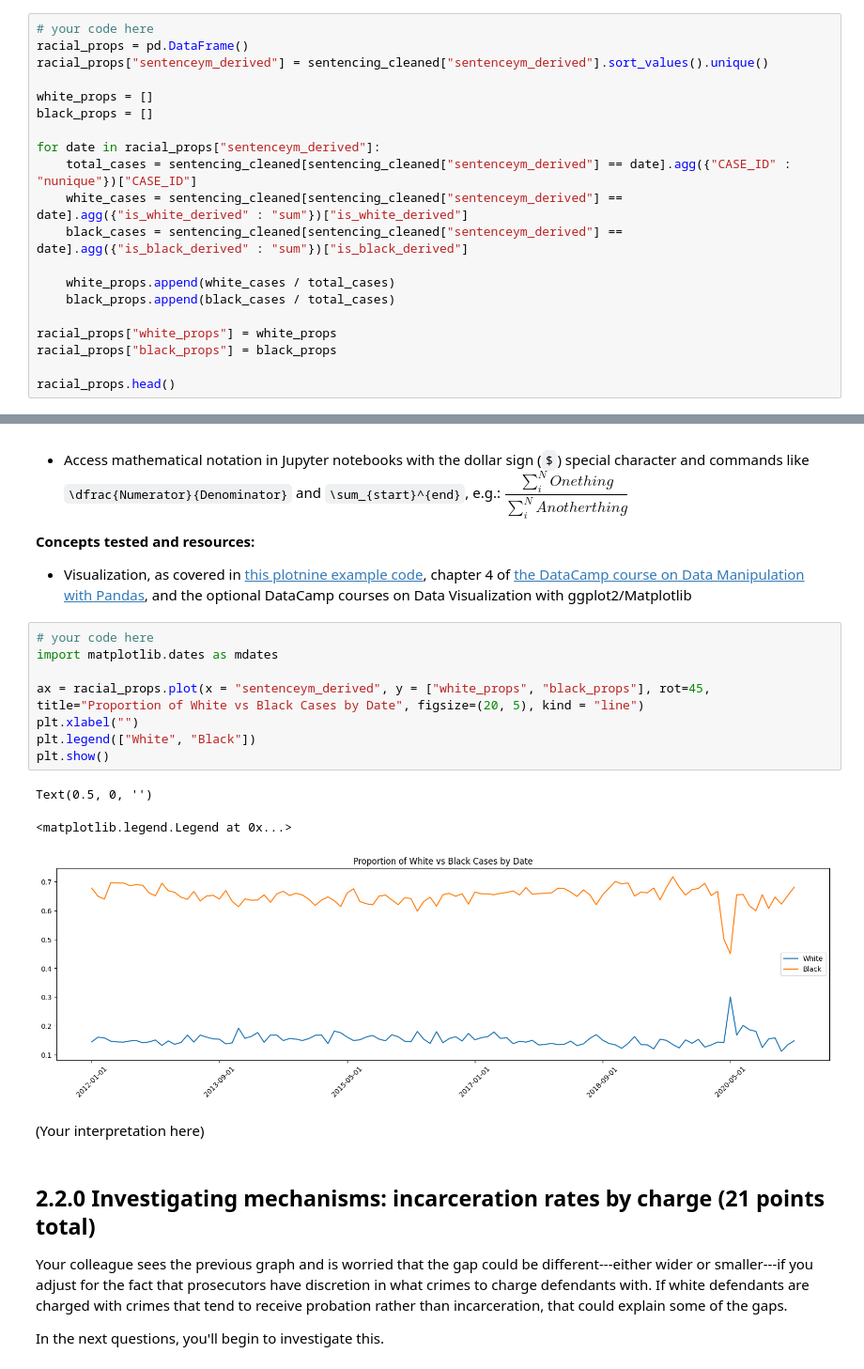
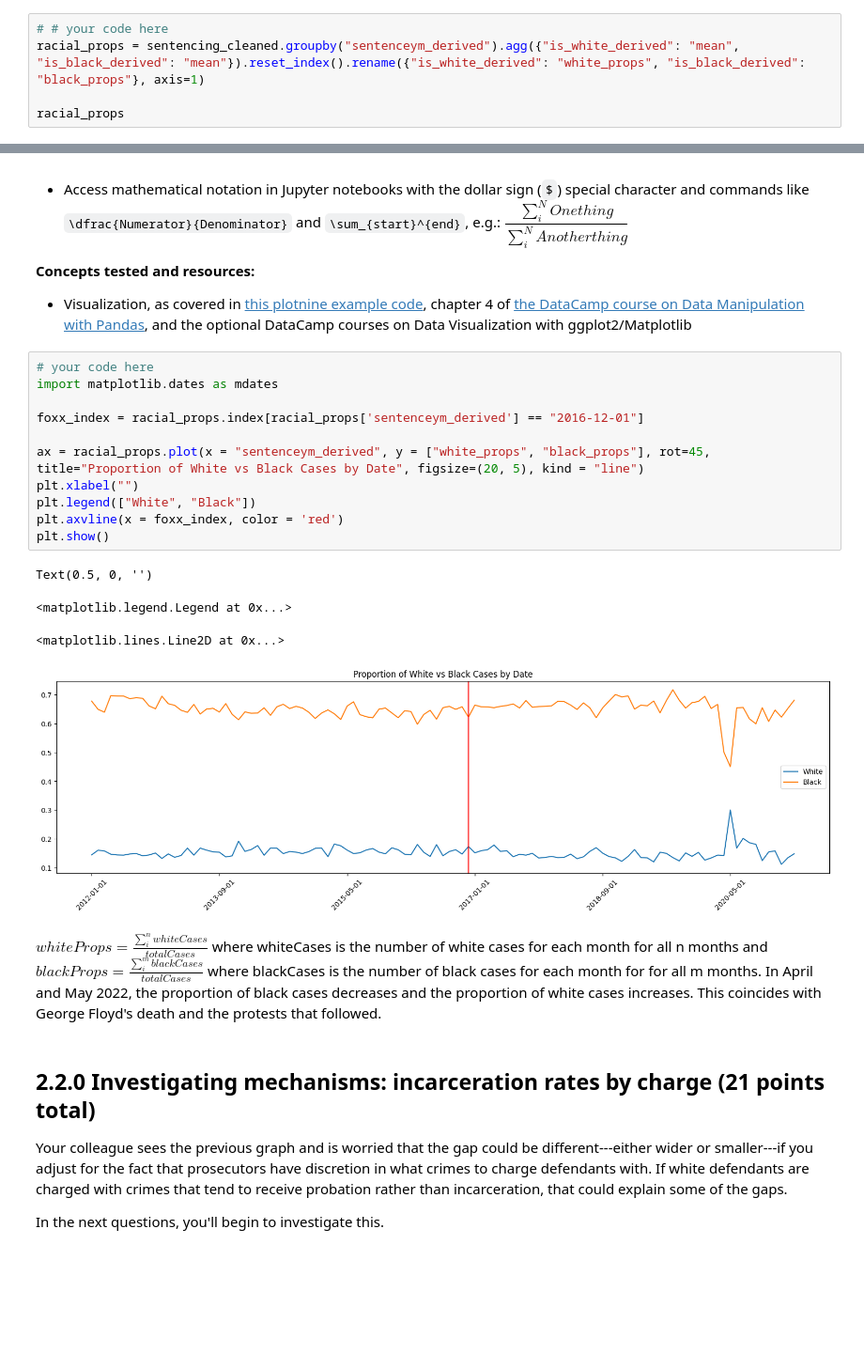
Before and after one commit to alexcraig043/qss-20, a Jupyter notebook: problemsets/pset2/pset2_f0055yb.ipynb, the cells around one changed output, grey strips where cells are left out. Shown at 94% size. Cells and saved outputs as stored; diff of their text form; blank space fills up the shorter version.

Commit message:
increased efficiency on some functions + added takeaway at end

```diff
--- a/problemsets/pset2/pset2_f0055yb.ipynb
+++ b/problemsets/pset2/pset2_f0055yb.ipynb
@@ -432,25 +478,10 @@ For this and other time-based questions in this pset, you can use either `senten
 
 - List comprehension (one option), as covered in [these lecture slides on lists & functions](https://github.com/jhaber-zz/QSS20_public/blob/main/slides/02_qss20_w23_pythonbasics.pdf)
 # %%
-# your code here
-racial_props = pd.DataFrame()
-racial_props["sentenceym_derived"] = sentencing_cleaned["sentenceym_derived"].sort_values().unique()
+# # your code here
+racial_props = sentencing_cleaned.groupby("sentenceym_derived").agg({"is_white_derived": "mean", "is_black_derived": "mean"}).reset_index().rename({"is_white_derived": "white_props", "is_black_derived": "black_props"}, axis=1)
 
-white_props = []
-black_props = []
-
-for date in racial_props["sentenceym_derived"]:
-    total_cases = sentencing_cleaned[sentencing_cleaned["sentenceym_derived"] == date].agg({"CASE_ID" : "nunique"})["CASE_ID"]
-    white_cases = sentencing_cleaned[sentencing_cleaned["sentenceym_derived"] == date].agg({"is_white_derived" : "sum"})["is_white_derived"]
-    black_cases = sentencing_cleaned[sentencing_cleaned["sentenceym_derived"] == date].agg({"is_black_derived" : "sum"})["is_black_derived"]
-
-    white_props.append(white_cases / total_cases)
-    black_props.append(black_cases / total_cases)
-
-racial_props["white_props"] = white_props
-racial_props["black_props"] = black_props
-
-racial_props.head()
+racial_props
 # %% [output]
 |  | sentenceym_derived | white_props | black_props |
 | 0 | 2012-01-01 | 0.144564 | 0.677419 |
@@ -477,17 +515,21 @@ $\dfrac{\sum_{i}^{N} One thing}{\sum_{i}^{N} Another thing}$
 # %%
 # your code here
 import matplotlib.dates as mdates
 
+foxx_index = racial_props.index[racial_props['sentenceym_derived'] == "2016-12-01"]
+
 ax = racial_props.plot(x = "sentenceym_derived", y = ["white_props", "black_props"], rot=45, title="Proportion of White vs Black Cases by Date", figsize=(20, 5), kind = "line")
 plt.xlabel("")
 plt.legend(["White", "Black"])
+plt.axvline(x = foxx_index, color = 'red')
 plt.show()
 # %% [output]
 Text(0.5, 0, '')
 <matplotlib.legend.Legend at 0x...>
+<matplotlib.lines.Line2D at 0x...>
-[figure, old version]
+[figure, new version]
 # %% [markdown]
-(Your interpretation here)
+$whiteProps = \frac{\sum_{i}^{n}whiteCases}{totalCases}$ where whiteCases is the number of white cases for each month for all n months and $blackProps = \frac{\sum_{i}^{m}blackCases}{totalCases}$ where blackCases is the number of black cases for each month for for all m months. In April and May 2022, the proportion of black cases decreases and the proportion of white cases increases. This coincides with George Floyd's death and the protests that followed.
 # %% [markdown]
 ## 2.2.0 Investigating mechanisms: incarceration rates by charge (21 points total)
 
```
Also changed, not shown: parts of 13 cells of this notebook, 2 other files.
